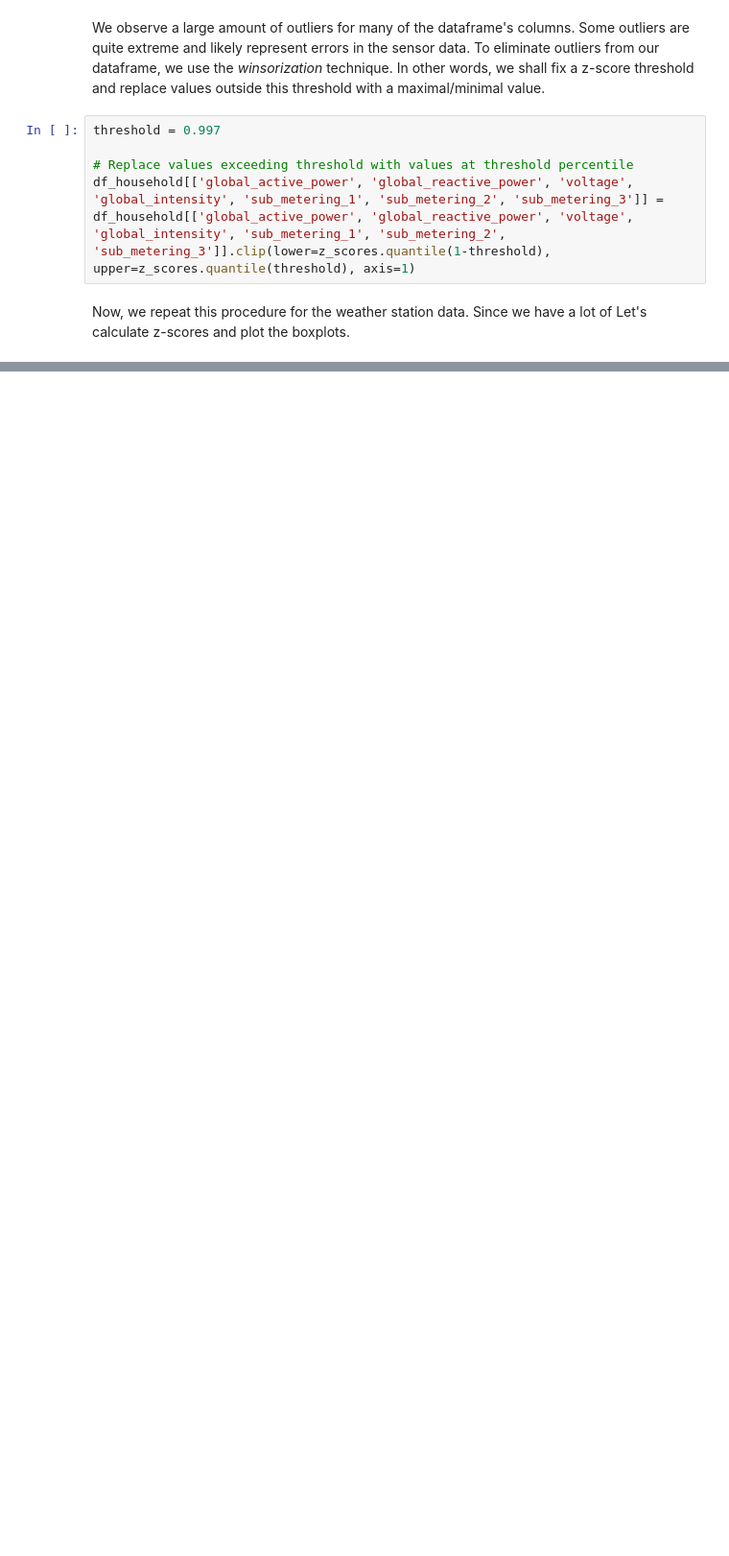
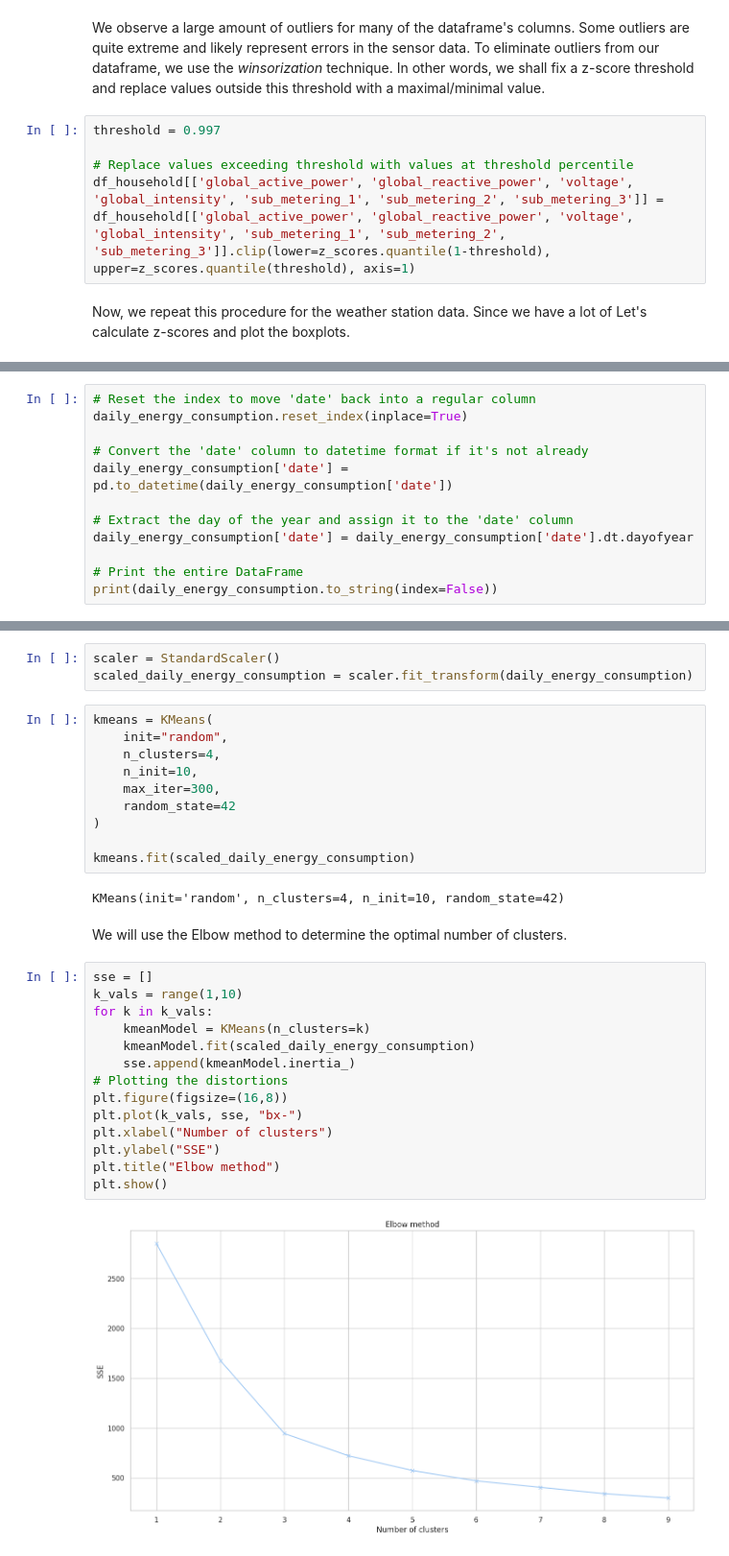
Before and after one commit to ArkhamKnightGPC/Power-consumption-weather, a Jupyter notebook: p1.ipynb, the cells around one changed output, grey strips where cells are left out. Shown at 96% size. Saved outputs shown, nothing was run; the diff lists cells and outputs as text; blank space fills up the shorter version.

```diff
--- a/p1.ipynb
+++ b/p1.ipynb
@@ -243,0 +334,12 @@ Now, we repeat this procedure for the weather station data. Since we have a lot
+# %%
+# Reset the index to move 'date' back into a regular column
+daily_energy_consumption.reset_index(inplace=True)
+
+# Convert the 'date' column to datetime format if it's not already
+daily_energy_consumption['date'] = pd.to_datetime(daily_energy_consumption['date'])
+
+# Extract the day of the year and assign it to the 'date' column
+daily_energy_consumption['date'] = daily_energy_consumption['date'].dt.dayofyear
+
+# Print the entire DataFrame
+print(daily_energy_consumption.to_string(index=False))
@@ -243,0 +364,33 @@ Now, we repeat this procedure for the weather station data. Since we have a lot
+# %%
+scaler = StandardScaler()
+scaled_daily_energy_consumption = scaler.fit_transform(daily_energy_consumption)
+# %%
+kmeans = KMeans(
+    init="random",
+    n_clusters=4,
+    n_init=10,
+    max_iter=300,
+    random_state=42
+)
+
+kmeans.fit(scaled_daily_energy_consumption)
+# %% [output]
+KMeans(init='random', n_clusters=4, n_init=10, random_state=42)
+# %% [markdown]
+We will use the Elbow method to determine the optimal number of clusters.
+# %%
+sse = []
+k_vals = range(1,10)
+for k in k_vals:
+    kmeanModel = KMeans(n_clusters=k)
+    kmeanModel.fit(scaled_daily_energy_consumption)
+    sse.append(kmeanModel.inertia_)
+# Plotting the distortions
+plt.figure(figsize=(16,8))
+plt.plot(k_vals, sse, "bx-")
+plt.xlabel("Number of clusters")
+plt.ylabel("SSE")
+plt.title("Elbow method")
+plt.show()
+# %% [output]
+[figure, added]
```
Also changed, not shown: parts of 26 cells of this notebook.
